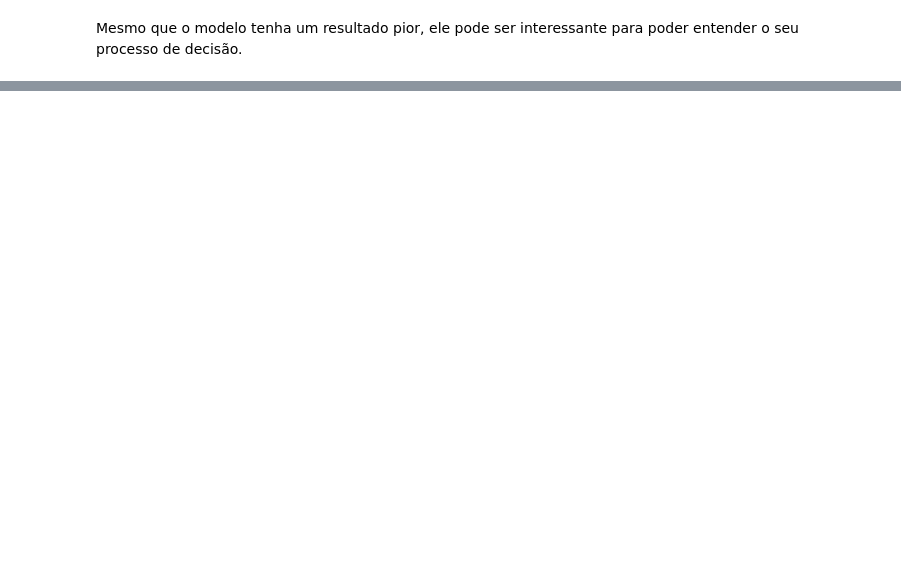
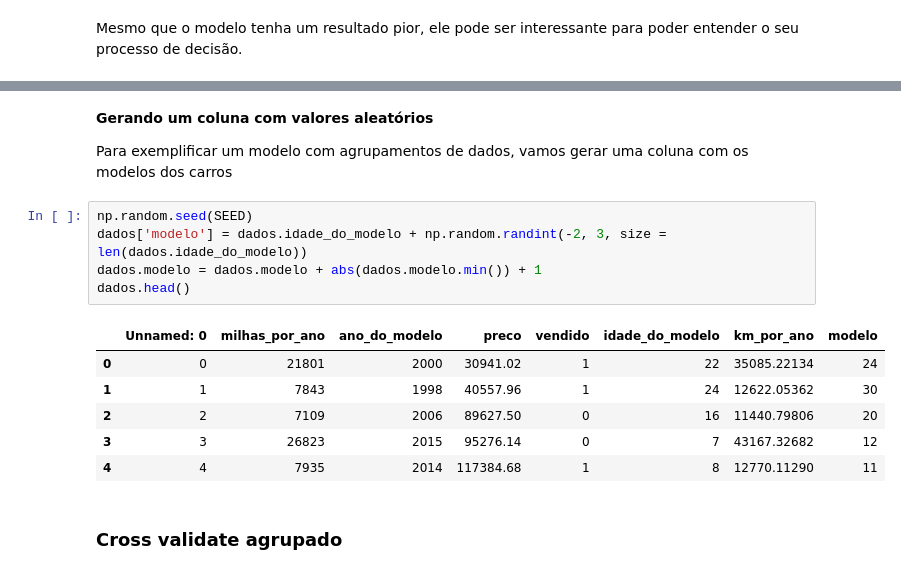
Before and after one commit to biamouras/alura_ML, a Jupyter notebook: 01_ML_classificacao_binaria/04_venda_automovel.ipynb, the cells around one changed output, grey strips where cells are left out. Saved outputs shown, nothing was run; the diff lists cells and outputs as text; blank space fills up the shorter version.

```diff
--- a/01_ML_classificacao_binaria/04_venda_automovel.ipynb
+++ b/01_ML_classificacao_binaria/04_venda_automovel.ipynb
@@ -185,0 +275,18 @@ grafico
+# %% [markdown]
+**Gerando um coluna com valores aleatórios**
+
+Para exemplificar um modelo com agrupamentos de dados, vamos gerar uma coluna com os modelos dos carros
+# %%
+np.random.seed(SEED)
+dados['modelo'] = dados.idade_do_modelo + np.random.randint(-2, 3, size = len(dados.idade_do_modelo))
+dados.modelo = dados.modelo + abs(dados.modelo.min()) + 1
+dados.head()
+# %% [output]
+|  | Unnamed: 0 | milhas_por_ano | ano_do_modelo | preco | vendido | idade_do_modelo | km_por_ano | modelo |
+| 0 | 0 | 21801 | 2000 | 30941.02 | 1 | 22 | 35085.22134 | 24 |
+| 1 | 1 | 7843 | 1998 | 40557.96 | 1 | 24 | 12622.05362 | 30 |
+| 2 | 2 | 7109 | 2006 | 89627.50 | 0 | 16 | 11440.79806 | 20 |
+| 3 | 3 | 26823 | 2015 | 95276.14 | 0 | 7 | 43167.32682 | 12 |
+| 4 | 4 | 7935 | 2014 | 117384.68 | 1 | 8 | 12770.11290 | 11 |
+# %% [markdown]
+### Cross validate agrupado
```
Also changed, not shown: parts of 18 cells of this notebook.
